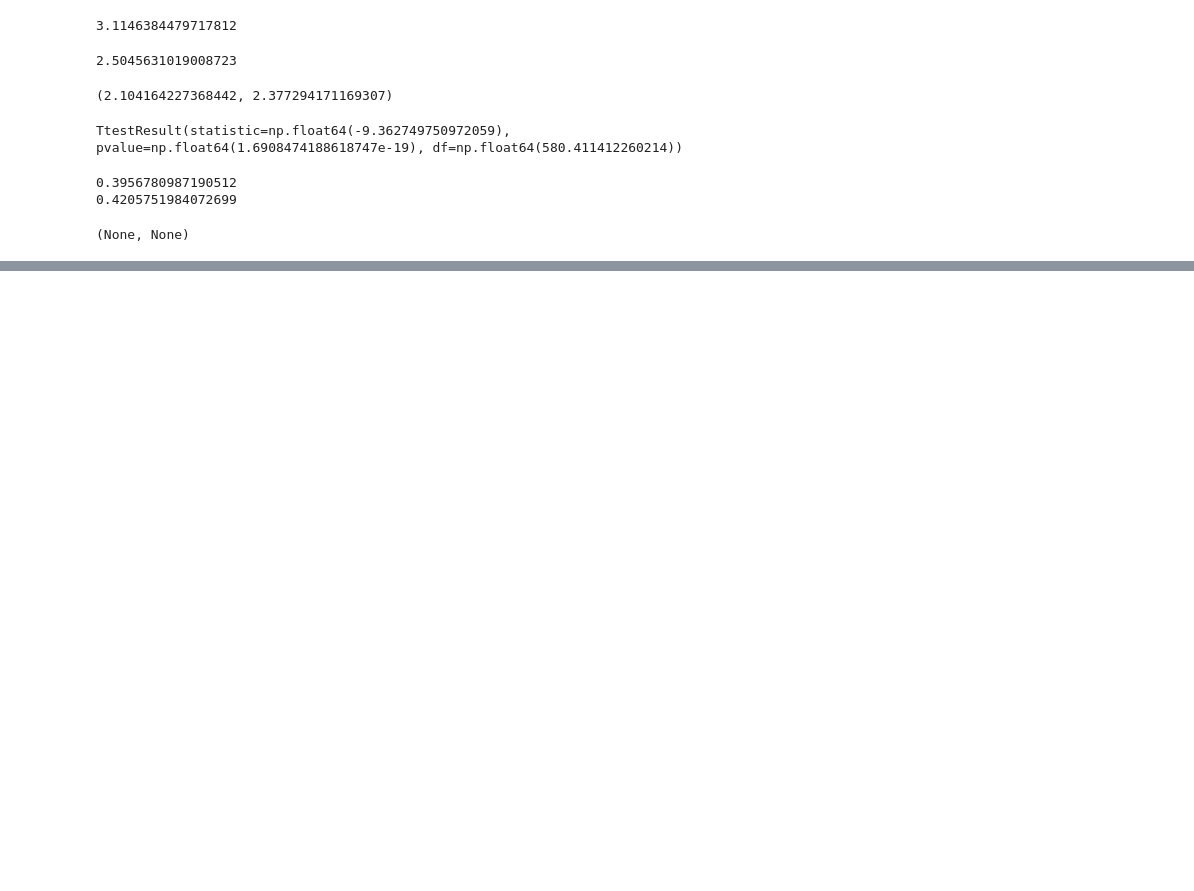
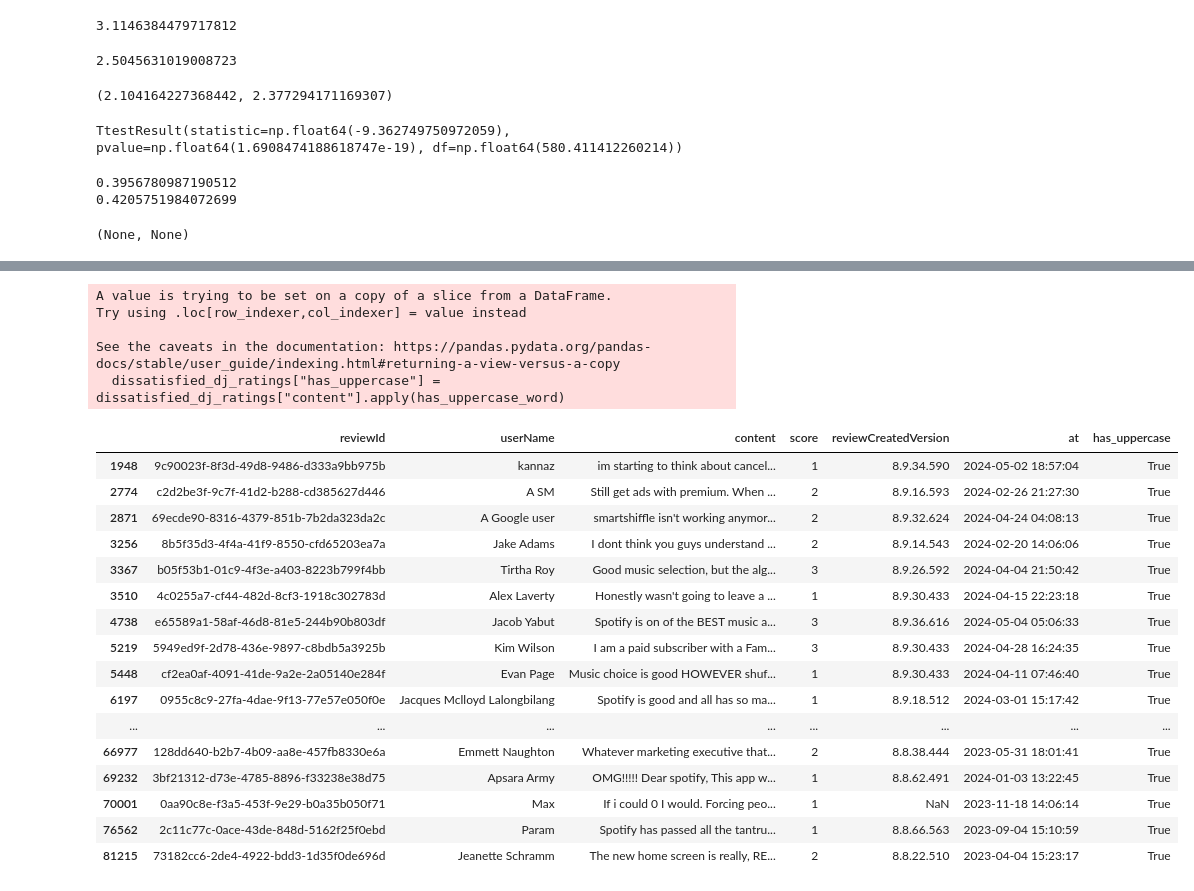
Before and after one commit to zevdavis/data_sci_project_1, a Jupyter notebook: dsp1_analysis.ipynb, the cells around one changed output, grey strips where cells are left out. Drawn from its saved outputs; the diff is of its cells as text; code cells hidden in the pictures; blank space fills up the shorter version.

```diff
--- a/dsp1_analysis.ipynb
+++ b/dsp1_analysis.ipynb
@@ -144,3 +144,6 @@ print(cohens_d_1), print(cohens_d_2)
 0.3956780987190512
 0.4205751984072699
 (None, None)
+# %%
+dissatisfied_dj_ratings = dj_df[dj_df["score"] <= 3]
+dissatisfied_dj_ratings.head(50)
@@ -146,0 +189,32 @@ print(cohens_d_1), print(cohens_d_2)
+# %%
+def has_uppercase_word(text):
+  for word in text.split():
+    if len(word) >= 4 and word.isupper():
+      return True
+  return False
+# %%
+dissatisfied_dj_ratings["has_uppercase"] = dissatisfied_dj_ratings["content"].apply(has_uppercase_word)
+dissatisfied_dj_ratings[dissatisfied_dj_ratings["has_uppercase"]]
+# %% [output]
+A value is trying to be set on a copy of a slice from a DataFrame.
+Try using .loc[row_indexer,col_indexer] = value instead
+
+See the caveats in the documentation: https://pandas.pydata.org/pandas-docs/stable/user_guide/indexing.html#returning-a-view-versus-a-copy
+  dissatisfied_dj_ratings["has_uppercase"] = dissatisfied_dj_ratings["content"].apply(has_uppercase_word)
+|  | reviewId | userName | content | score | reviewCreatedVersion | at | has_uppercase |
+| 1948 | 9c90023f-8f3d-49d8-9486-d333a9bb975b | kannaz | im starting to think about cancel... | 1 | 8.9.34.590 | 2024-05-02 18:57:04 | True |
+| 2774 | c2d2be3f-9c7f-41d2-b288-cd385627d446 | A SM | Still get ads with premium. When ... | 2 | 8.9.16.593 | 2024-02-26 21:27:30 | True |
+| 2871 | 69ecde90-8316-4379-851b-7b2da323da2c | A Google user | smartshiffle isn't working anymor... | 2 | 8.9.32.624 | 2024-04-24 04:08:13 | True |
+| 3256 | 8b5f35d3-4f4a-41f9-8550-cfd65203ea7a | Jake Adams | I dont think you guys understand ... | 2 | 8.9.14.543 | 2024-02-20 14:06:06 | True |
+| 3367 | b05f53b1-01c9-4f3e-a403-8223b799f4bb | Tirtha Roy | Good music selection, but the alg... | 3 | 8.9.26.592 | 2024-04-04 21:50:42 | True |
+| 3510 | 4c0255a7-cf44-482d-8cf3-1918c302783d | Alex Laverty | Honestly wasn't going to leave a ... | 1 | 8.9.30.433 | 2024-04-15 22:23:18 | True |
+| 4738 | e65589a1-58af-46d8-81e5-244b90b803df | Jacob Yabut | Spotify is on of the BEST music a... | 3 | 8.9.36.616 | 2024-05-04 05:06:33 | True |
+| 5219 | 5949ed9f-2d78-436e-9897-c8bdb5a3925b | Kim Wilson | I am a paid subscriber with a Fam... | 3 | 8.9.30.433 | 2024-04-28 16:24:35 | True |
+| 5448 | cf2ea0af-4091-41de-9a2e-2a05140e284f | Evan Page | Music choice is good HOWEVER shuf... | 1 | 8.9.30.433 | 2024-04-11 07:46:40 | True |
+| 6197 | 0955c8c9-27fa-4dae-9f13-77e57e050f0e | Jacques Mclloyd Lalongbilang | Spotify is good and all has so ma... | 1 | 8.9.18.512 | 2024-03-01 15:17:42 | True |
+| ... | ... | ... | ... | ... | ... | ... | ... |
+| 66977 | 128dd640-b2b7-4b09-aa8e-457fb8330e6a | Emmett Naughton | Whatever marketing executive that... | 2 | 8.8.38.444 | 2023-05-31 18:01:41 | True |
+| 69232 | 3bf21312-d73e-4785-8896-f33238e38d75 | Apsara Army | OMG!!!!! Dear spotify, This app w... | 1 | 8.8.62.491 | 2024-01-03 13:22:45 | True |
+| 70001 | 0aa90c8e-f3a5-453f-9e29-b0a35b050f71 | Max | If i could 0 I would. Forcing peo... | 1 | NaN | 2023-11-18 14:06:14 | True |
+| 76562 | 2c11c77c-0ace-43de-848d-5162f25f0ebd | Param | Spotify has passed all the tantru... | 1 | 8.8.66.563 | 2023-09-04 15:10:59 | True |
+| 81215 | 73182cc6-2de4-4922-bdd3-1d35f0de696d | Jeanette Schramm | The new home screen is really, RE... | 2 | 8.8.22.510 | 2023-04-04 15:23:17 | True |
```
Also changed, not shown: parts of 6 cells of this notebook.
